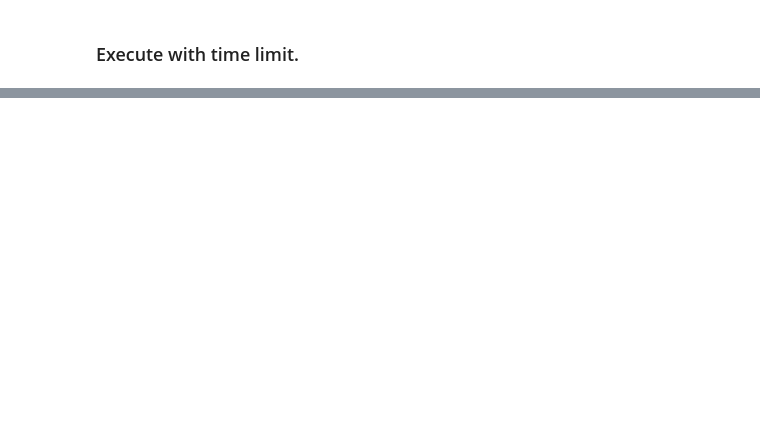
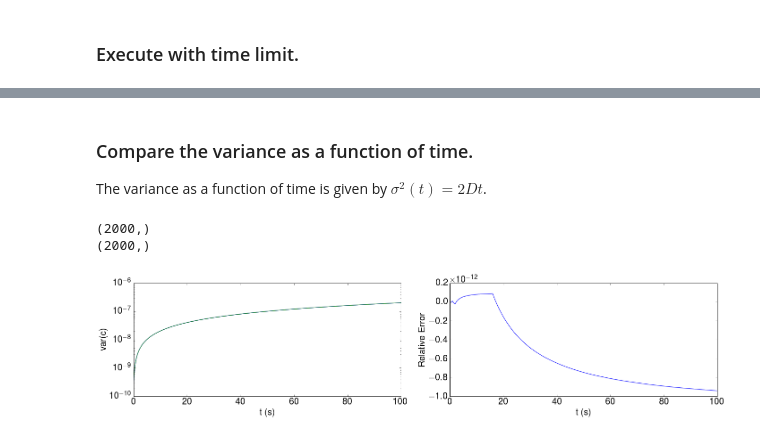
Before and after one commit to telamonian/lmes, a Jupyter notebook: regression/microenv_diffusion/analysis.ipynb, the cells around one changed output, grey strips where cells are left out. Cells and saved outputs as stored; diff of their text form; code cells hidden in the pictures; blank space fills up the shorter version.

```diff
--- a/regression/microenv_diffusion/analysis.ipynb
+++ b/regression/microenv_diffusion/analysis.ipynb
@@ -285,0 +166,32 @@ pass
+# %% [markdown]
+### Compare the variance as a function of time.
+The variance as a function of time is given by $\sigma^2(t) = 2Dt$.
+# %%
+l=4e-6
+D=1000e-12
+screen_style()
+matplotlib.rcParams.update({"figure.figsize": (20,5)})
+subplot(1,2,1)
+x=(np.arange(0,grids.shape[1])-grids.shape[1]/2)*l
+t=times
+varSim=np.zeros(times.shape)
+for i in range(0,len(varSim)):
+    c=grids[i,:]
+    N=np.sum(c)
+    varSim[i]=np.sum((x**2)*c/N)
+print t.shape
+print varSim.shape
+varTheory=2*D*t
+plot(t[1:],varSim[1:]);
+plot(t[1:],varTheory[1:]);
+xlabel("t (s)"); yscale("log"); ylabel("var(c)")
+subplot(1,2,2)
+err=(varSim-varTheory)/varTheory
+plot(t,err)
+xlabel("t (s)");  ylabel("Relative Error");
+plt.tight_layout()
+pass
+# %% [output]
+(2000,)
+(2000,)
+[figure, added]
```
Also changed, not shown: parts of 22 cells of this notebook, 6 other files.
